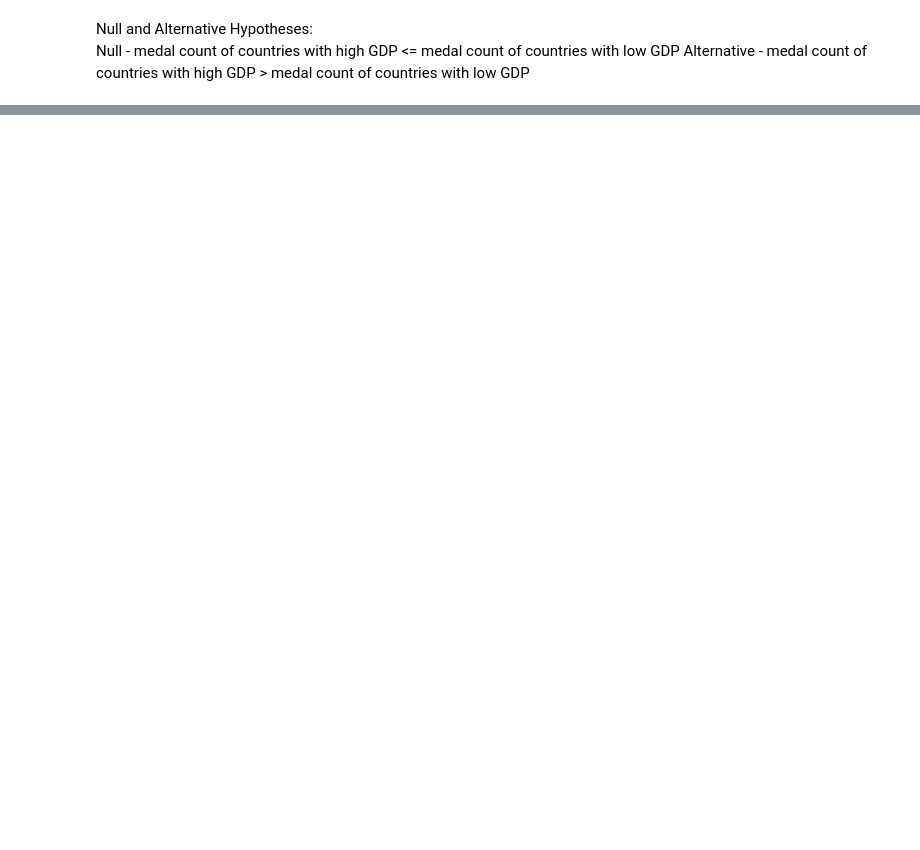
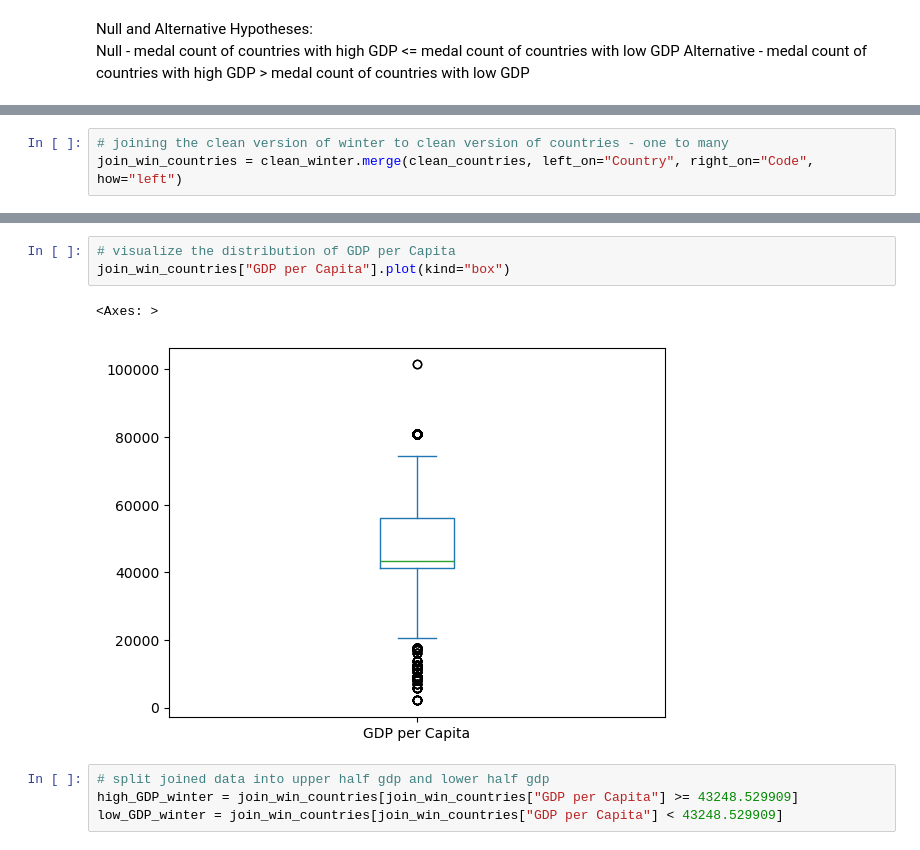
Before and after one commit to aliciag00/STAT206-Final, a Jupyter notebook: statistical_test.ipynb, the cells around one changed output, grey strips where cells are left out. Saved outputs shown, nothing was run; the diff lists cells and outputs as text; blank space fills up the shorter version.

Commit message:
Update statistical_test.ipynb
completed winter statistical test

```diff
--- a/statistical_test.ipynb
+++ b/statistical_test.ipynb
@@ -129,0 +153,3 @@ one-sided p-value: 0.02328403144047401
+# %%
+# joining the clean version of winter to clean version of countries - one to many
+join_win_countries = clean_winter.merge(clean_countries, left_on="Country", right_on="Code", how="left")
@@ -129,0 +177,10 @@ one-sided p-value: 0.02328403144047401
+# %%
+# visualize the distribution of GDP per Capita
+join_win_countries["GDP per Capita"].plot(kind="box")
+# %% [output]
+<Axes: >
+[figure, added]
+# %%
+# split joined data into upper half gdp and lower half gdp
+high_GDP_winter = join_win_countries[join_win_countries["GDP per Capita"] >= 43248.529909]
+low_GDP_winter = join_win_countries[join_win_countries["GDP per Capita"] < 43248.529909]
```
Also changed, not shown: parts of 12 cells of this notebook.
